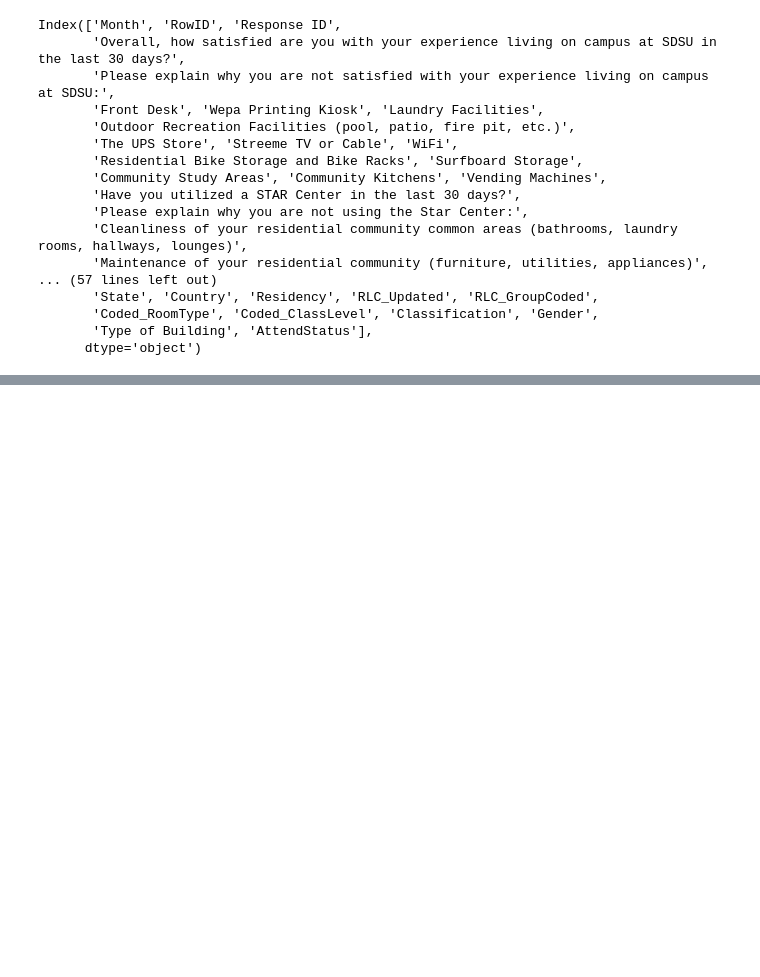
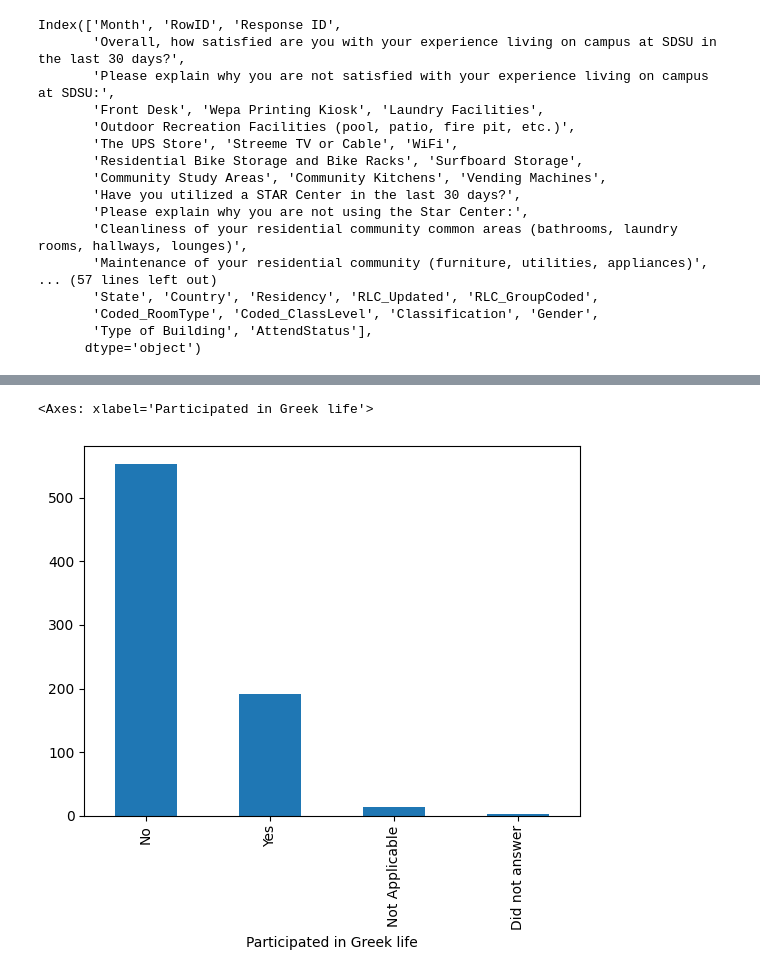
Before and after one commit to juliarias20/csu-summer-camp-data, a Jupyter notebook: data_processing.ipynb, the cells around one changed output, grey strips where cells are left out. Drawn from its saved outputs; the diff is of its cells as text; code cells hidden in the pictures; blank space fills up the shorter version.

```diff
--- a/data_processing.ipynb
+++ b/data_processing.ipynb
@@ -116,0 +171,5 @@ Index(['Month', 'RowID', 'Response ID',
+# %%
+df["Participated in Greek life"].value_counts().plot(kind = "bar")
+# %% [output]
+<Axes: xlabel='Participated in Greek life'>
+[figure, added]
```
Also changed, not shown: parts of 5 cells of this notebook, 7 other files.
